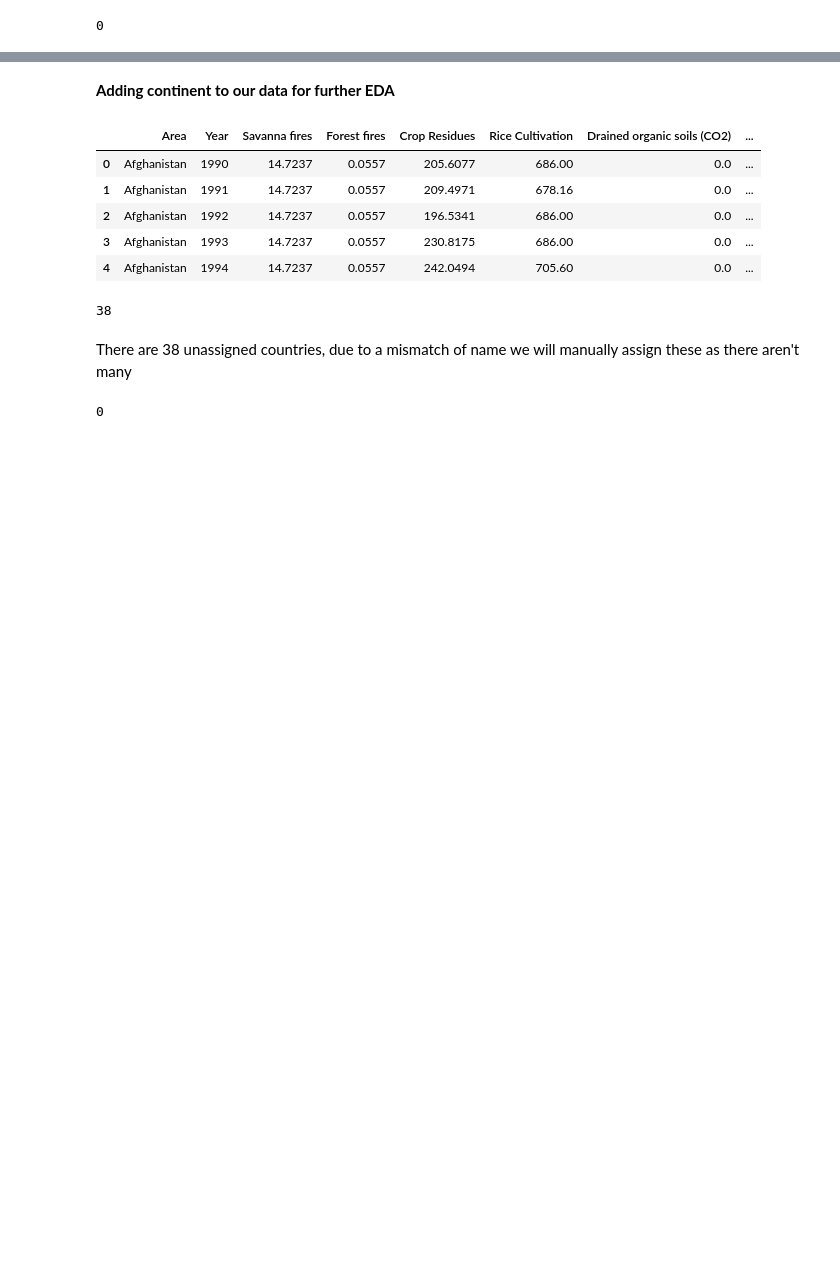
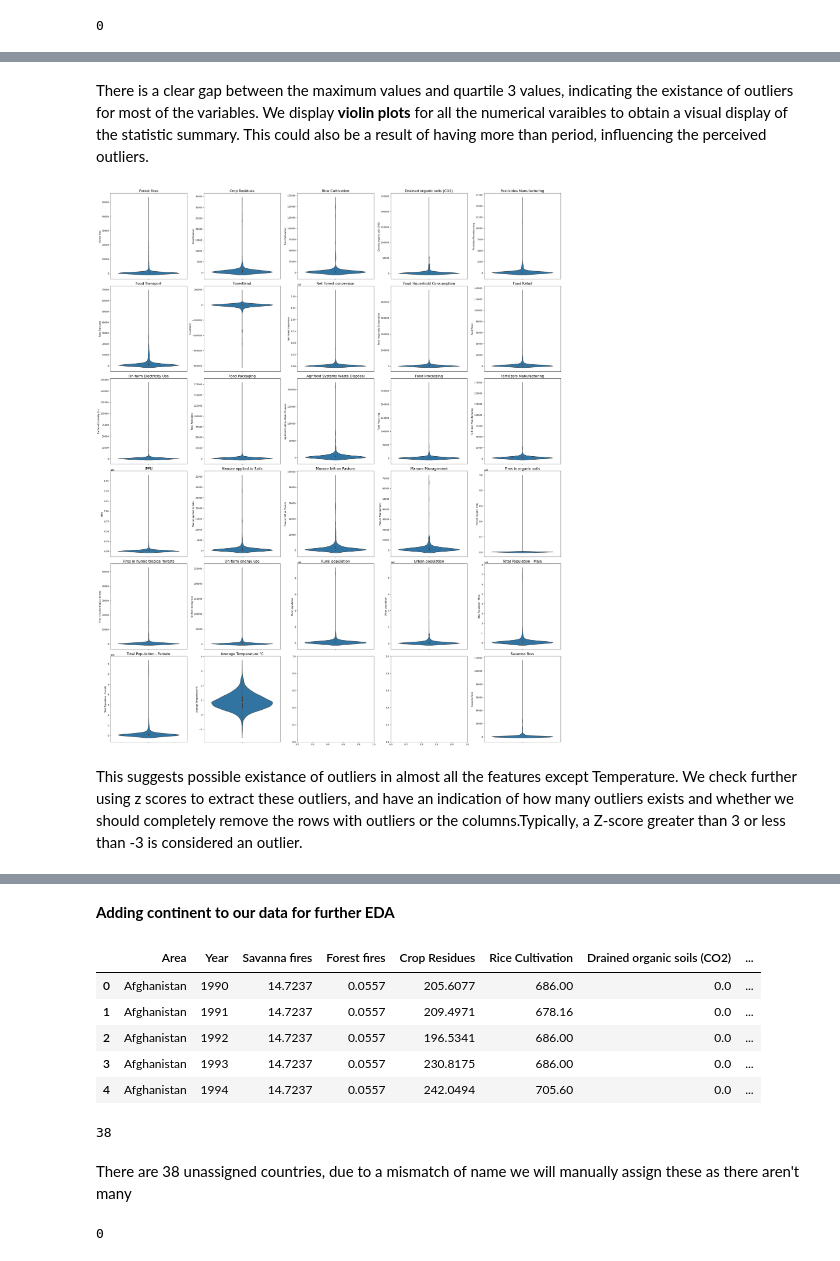
Before and after one commit to VuyiswaK/2401PTDS_Regression_Project, a Jupyter notebook: Project notebook.ipynb, the cells around one changed output, grey strips where cells are left out. Drawn from its saved outputs; the diff is of its cells as text; code cells hidden in the pictures; blank space fills up the shorter version.

```diff
--- a/Project notebook.ipynb
+++ b/Project notebook.ipynb
@@ -233,0 +240,19 @@ We will deal with feature selection in the regression analysis step. For now we
+# %% [markdown]
+There is a clear gap between the maximum values and quartile 3 values, indicating the existance of outliers for most of the variables. We display **violin plots** for all the numerical varaibles to obtain a visual display of the statistic summary. This could also be a result of having more than period, influencing the perceived outliers.
+# %%
+fig, axs = plt.subplots(6,5, figsize=(30,36),)
+fig.subplots_adjust(hspace = 0.5, wspace=.2)
+axs = axs.ravel()
+
+df_copy_2 = df_copy.copy()
+df_copy_2 = df_copy_2.drop(['Year', 'Area', 'total_emission'],axis = 1)
+
+for index, column in enumerate(df_copy_2.columns):
+    axs[index-1].set_title((column),fontsize=16)
+    sns.violinplot( y=column, data=df_copy_2, ax = axs[index-1])
+
+fig.tight_layout()
+# %% [output]
+[figure, added]
+# %% [markdown]
+This suggests possible existance of outliers in almost all the features except Temperature. We check further using z scores to extract these outliers, and have an indication of how many outliers exists and whether we should completely remove the rows with outliers or the columns.Typically, a Z-score greater than 3 or less than -3 is considered an outlier.
```
Also changed, not shown: parts of 94 cells of this notebook.
